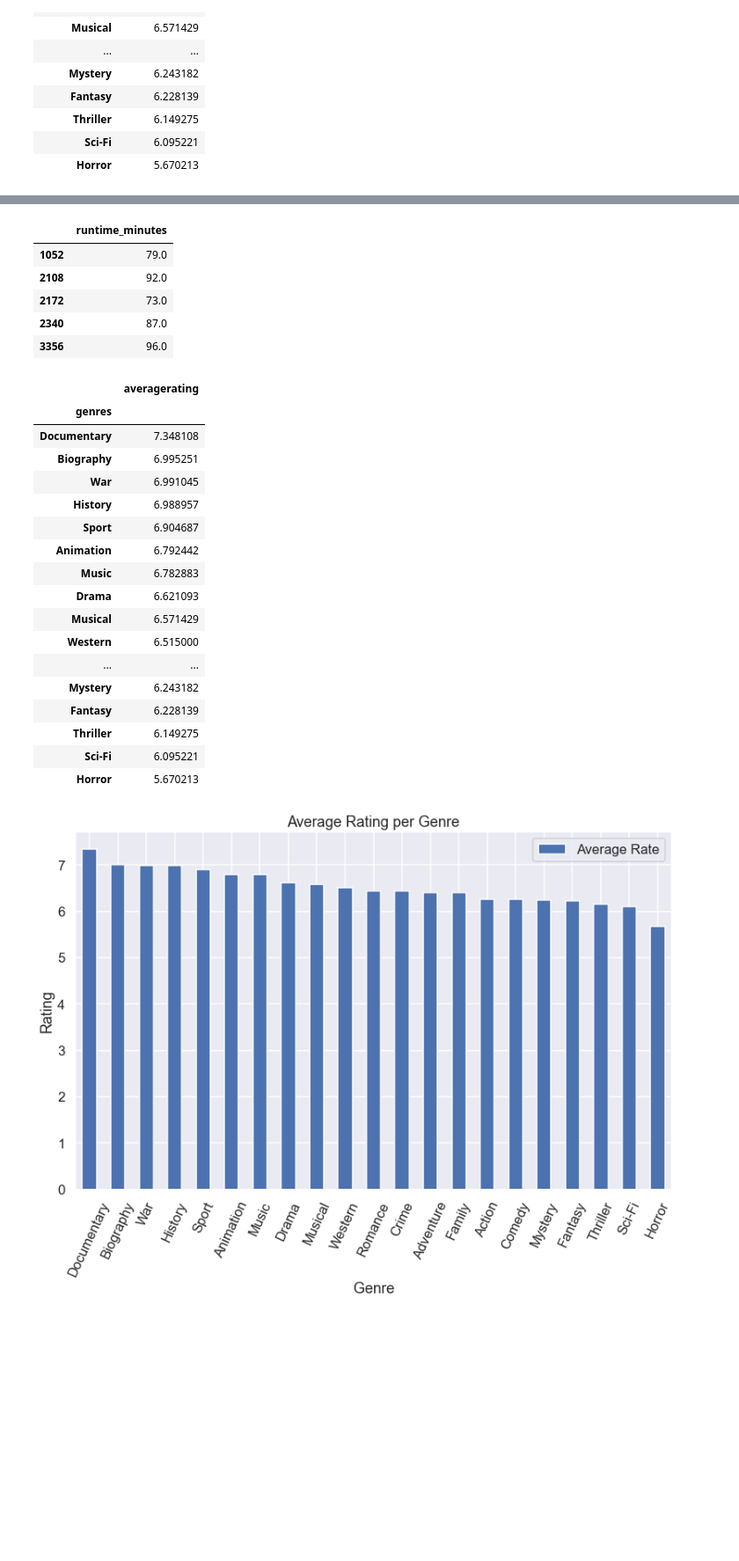
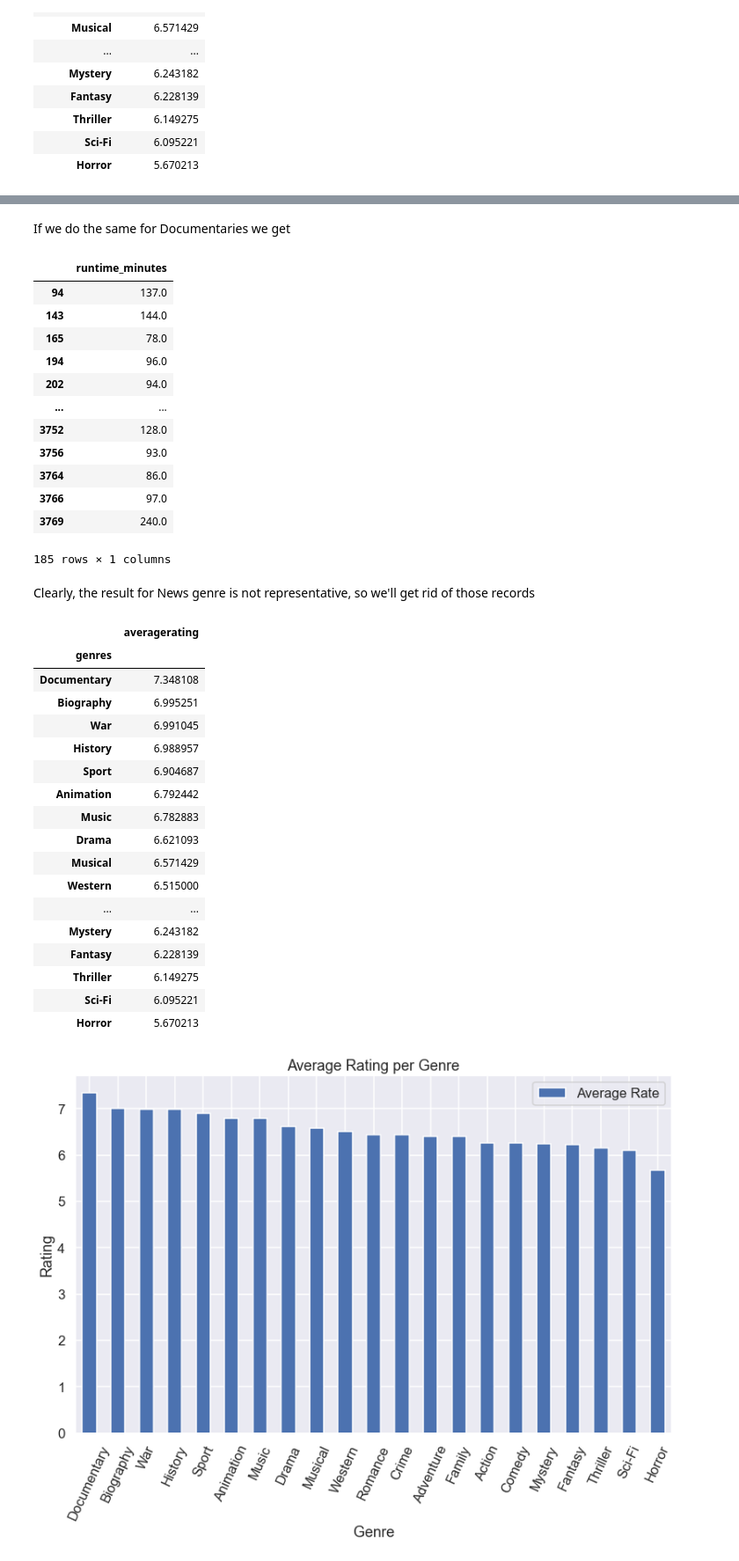
Before and after one commit to omunozsanchezdeloitte/Capstone---LPod-3, a Jupyter notebook: index.ipynb, the cells around one changed output, grey strips where cells are left out. Shown at 88% size. Drawn from its saved outputs; the diff is of its cells as text; code cells hidden in the pictures; blank space fills up the shorter version.

```diff
--- a/index.ipynb
+++ b/index.ipynb
@@ -194,33 +263,45 @@ genre_rate
+# %% [markdown]
+If we do the same for Documentaries we get
 # %%
-movie_basics_ratings[movie_basics_ratings['genres'].str.contains('News')][['runtime_minutes']]
+movie_basics_ratings[movie_basics_ratings['genres'].str.contains('Documentary')][['runtime_minutes']]
 # %% [output]
 |  | runtime_minutes |
-| 1052 | 79.0 |
-| 2108 | 92.0 |
-| 2172 | 73.0 |
-| 2340 | 87.0 |
-| 3356 | 96.0 |
+| 94 | 137.0 |
+| 143 | 144.0 |
+| 165 | 78.0 |
+| 194 | 96.0 |
+| 202 | 94.0 |
+| ... | ... |
+| 3752 | 128.0 |
+| 3756 | 93.0 |
+| 3764 | 86.0 |
+| 3766 | 97.0 |
+| 3769 | 240.0 |
+185 rows × 1 columns
+# %% [markdown]
+Clearly, the result for News genre is not representative, so we'll get rid of those records
 # %%
 genre_rate.drop('News',axis=0,inplace=True)
-# %%
-genre_rate
-# %% [output]
-|  | averagerating |
-| genres |  |
-| Documentary | 7.348108 |
-| Biography | 6.995251 |
-| War | 6.991045 |
-| History | 6.988957 |
-| Sport | 6.904687 |
-| Animation | 6.792442 |
-| Music | 6.782883 |
-| Drama | 6.621093 |
-| Musical | 6.571429 |
-| Western | 6.515000 |
-| ... | ... |
-| Mystery | 6.243182 |
-| Fantasy | 6.228139 |
-| Thriller | 6.149275 |
-| Sci-Fi | 6.095221 |
-| Horror | 5.670213 |
+# %%
+# We can now see the final classification - rating DataFrame
+genre_rate
+# %% [output]
+|  | averagerating |
+| genres |  |
+| Documentary | 7.348108 |
+| Biography | 6.995251 |
+| War | 6.991045 |
+| History | 6.988957 |
+| Sport | 6.904687 |
+| Animation | 6.792442 |
+| Music | 6.782883 |
+| Drama | 6.621093 |
+| Musical | 6.571429 |
+| Western | 6.515000 |
+| ... | ... |
+| Mystery | 6.243182 |
+| Fantasy | 6.228139 |
+| Thriller | 6.149275 |
+| Sci-Fi | 6.095221 |
+| Horror | 5.670213 |
 # %%
```
Also changed, not shown: parts of 24 cells of this notebook.
